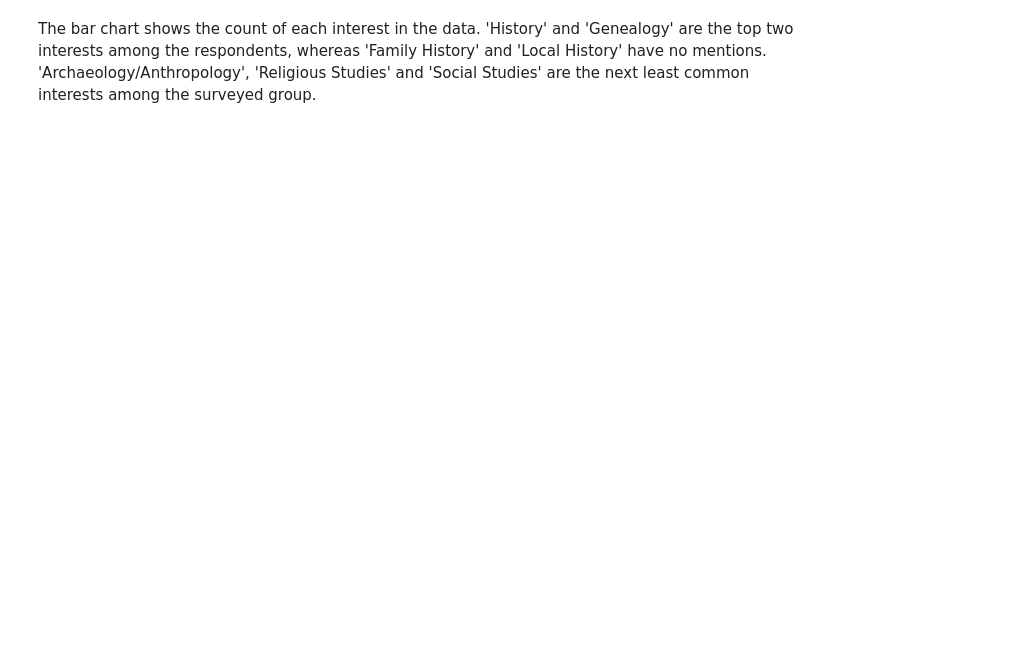
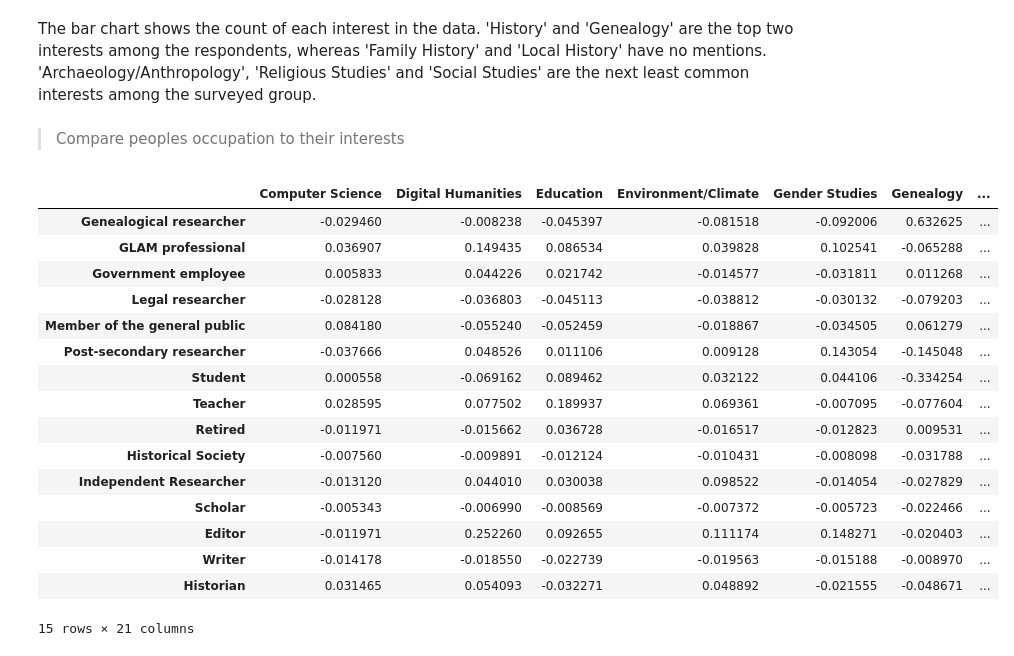
Before and after one commit to crkn-rcdr/user-survey-analysis, a Jupyter notebook: _sources/notebooks.ipynb, the cells around one changed output. Saved outputs shown, nothing was run; the diff lists cells and outputs as text; code cells hidden in the pictures; blank space fills up the shorter version.

```diff
--- a/_sources/notebooks.ipynb
+++ b/_sources/notebooks.ipynb
@@ -264,2 +264,40 @@ plt.show()
 # %% [markdown]
 The bar chart shows the count of each interest in the data. 'History' and 'Genealogy' are the top two interests among the respondents, whereas 'Family History' and 'Local History' have no mentions. 'Archaeology/Anthropology', 'Religious Studies' and 'Social Studies' are the next least common interests among the surveyed group.
+# %% [markdown]
+> Compare peoples occupation to their interests
+# %%
+# First, let's get a sense of how are occupations related to interests
+# For this, I will create a cross-correlation matrix between occupations and interests.
+# This matrix will measure the linear relationships between each pair of occupation and interest.
+
+# Getting relevant columns
+occupations_data = data[occupations_columns]
+interests_data = data[interests_columns]
+
+# Concatenating the data
+combined_data = pd.concat([occupations_data, interests_data], axis=1)
+
+correlation_matrix = combined_data.corr()
+
+# Selecting only the correlations between occupations and interests
+occupation_interest_correlation = correlation_matrix.loc[occupations_columns, interests_columns]
+
+occupation_interest_correlation
+# %% [output]
+|  | Computer Science | Digital Humanities | Education | Environment/Climate | Gender Studies | Genealogy | ... |
+| Genealogical researcher | -0.029460 | -0.008238 | -0.045397 | -0.081518 | -0.092006 | 0.632625 | ... |
+| GLAM professional | 0.036907 | 0.149435 | 0.086534 | 0.039828 | 0.102541 | -0.065288 | ... |
+| Government employee | 0.005833 | 0.044226 | 0.021742 | -0.014577 | -0.031811 | 0.011268 | ... |
+| Legal researcher | -0.028128 | -0.036803 | -0.045113 | -0.038812 | -0.030132 | -0.079203 | ... |
+| Member of the general public | 0.084180 | -0.055240 | -0.052459 | -0.018867 | -0.034505 | 0.061279 | ... |
+| Post-secondary researcher | -0.037666 | 0.048526 | 0.011106 | 0.009128 | 0.143054 | -0.145048 | ... |
+| Student | 0.000558 | -0.069162 | 0.089462 | 0.032122 | 0.044106 | -0.334254 | ... |
+| Teacher | 0.028595 | 0.077502 | 0.189937 | 0.069361 | -0.007095 | -0.077604 | ... |
+| Retired | -0.011971 | -0.015662 | 0.036728 | -0.016517 | -0.012823 | 0.009531 | ... |
+| Historical Society | -0.007560 | -0.009891 | -0.012124 | -0.010431 | -0.008098 | -0.031788 | ... |
+| Independent Researcher | -0.013120 | 0.044010 | 0.030038 | 0.098522 | -0.014054 | -0.027829 | ... |
+| Scholar | -0.005343 | -0.006990 | -0.008569 | -0.007372 | -0.005723 | -0.022466 | ... |
+| Editor | -0.011971 | 0.252260 | 0.092655 | 0.111174 | 0.148271 | -0.020403 | ... |
+| Writer | -0.014178 | -0.018550 | -0.022739 | -0.019563 | -0.015188 | -0.008970 | ... |
+| Historian | 0.031465 | 0.054093 | -0.032271 | 0.048892 | -0.021555 | -0.048671 | ... |
+15 rows × 21 columns
```
Also changed, not shown: parts of 7 cells of this notebook, 4 other files.
